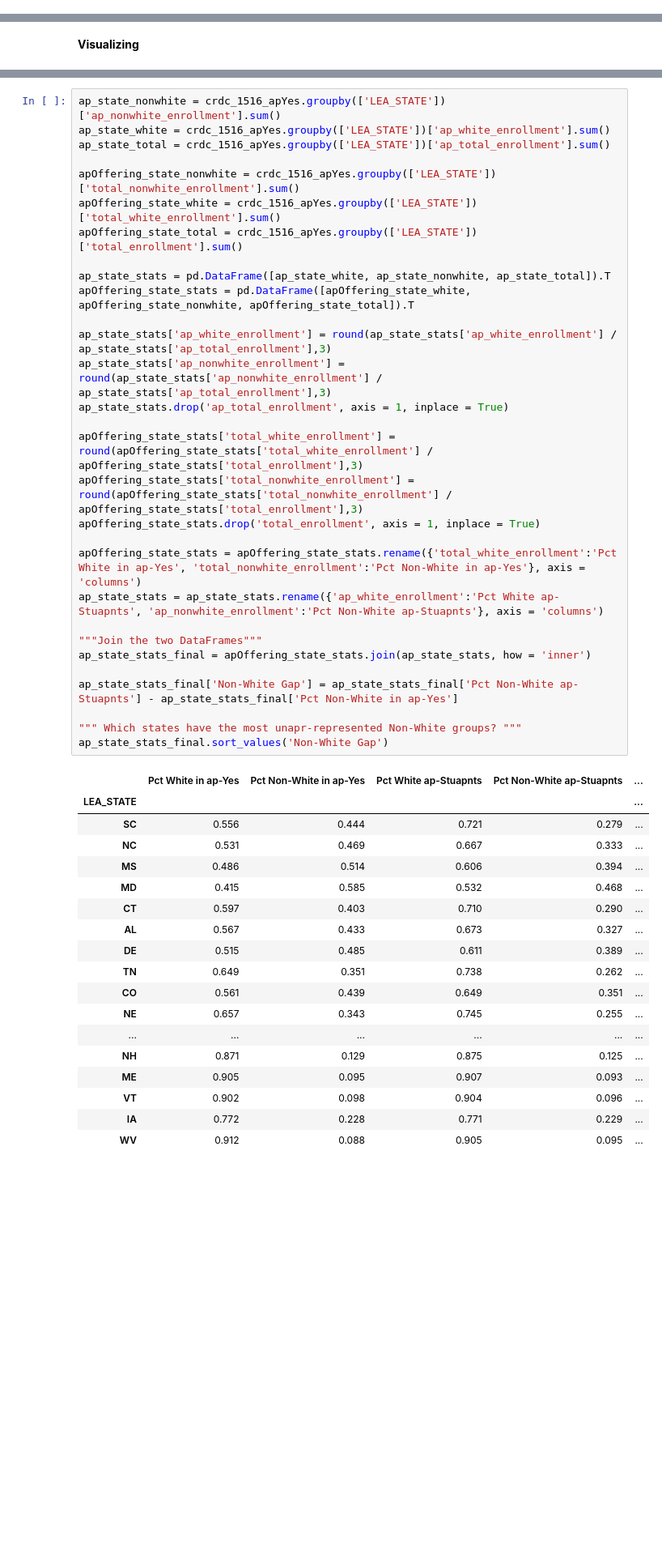
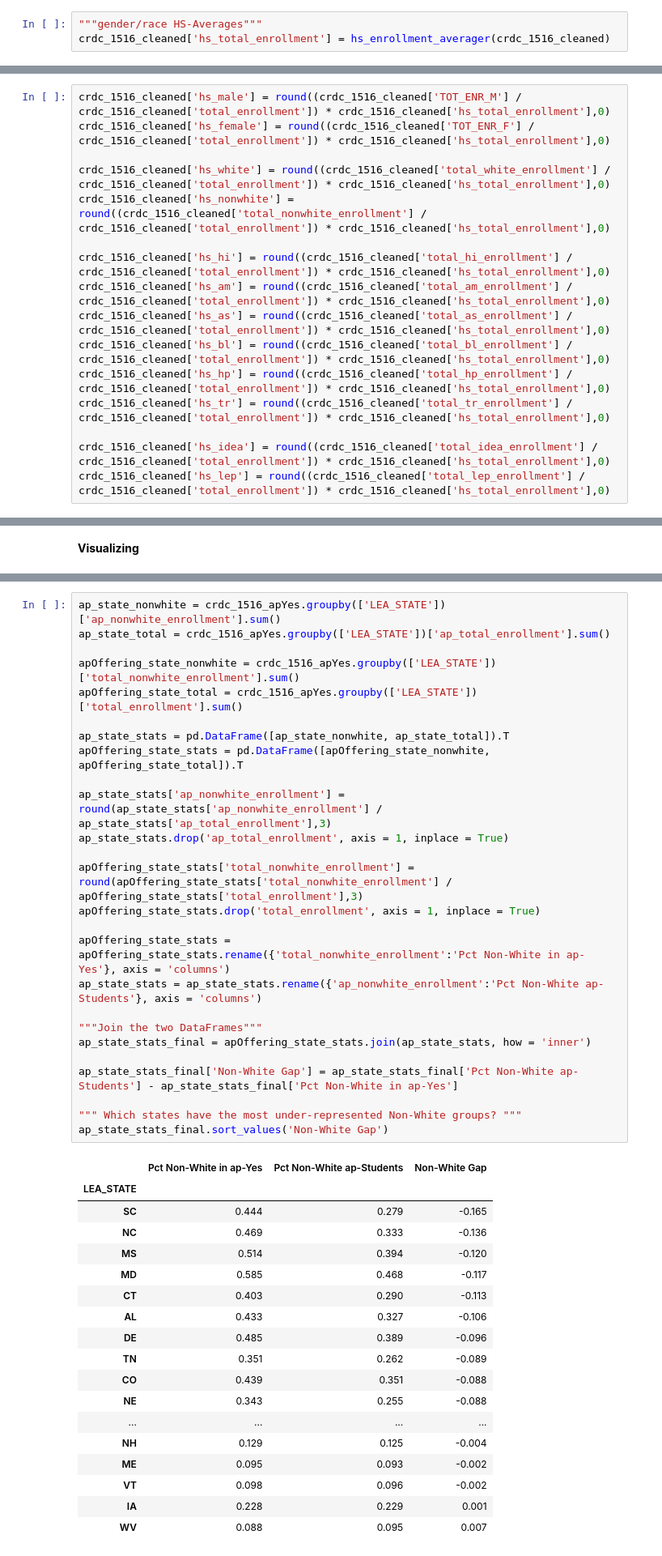
Before and after one commit to oconnoag/nacep_dual_enrollment_analysis, a Jupyter notebook: jupyter_notebooks/02_enrollment_analysis.ipynb, the cells around one changed output, grey strips where cells are left out. Shown at 81% size. Saved outputs shown, nothing was run; the diff lists cells and outputs as text; blank space fills up the shorter version.

```diff
--- a/jupyter_notebooks/02_enrollment_analysis.ipynb
+++ b/jupyter_notebooks/02_enrollment_analysis.ipynb
@@ -156,0 +212,3 @@ crdc_1516_cleaned['ap_idea_enrollment'] = crdc_1516_cleaned['SCH_APENR_IDEA_M']
+# %%
+"""gender/race HS-Averages"""
+crdc_1516_cleaned['hs_total_enrollment'] = hs_enrollment_averager(crdc_1516_cleaned)
@@ -156,0 +235,16 @@ crdc_1516_cleaned['ap_idea_enrollment'] = crdc_1516_cleaned['SCH_APENR_IDEA_M']
+# %%
+crdc_1516_cleaned['hs_male'] = round((crdc_1516_cleaned['TOT_ENR_M'] / crdc_1516_cleaned['total_enrollment']) * crdc_1516_cleaned['hs_total_enrollment'],0)
+crdc_1516_cleaned['hs_female'] = round((crdc_1516_cleaned['TOT_ENR_F'] / crdc_1516_cleaned['total_enrollment']) * crdc_1516_cleaned['hs_total_enrollment'],0)
+
+crdc_1516_cleaned['hs_white'] = round((crdc_1516_cleaned['total_white_enrollment'] / crdc_1516_cleaned['total_enrollment']) * crdc_1516_cleaned['hs_total_enrollment'],0)
+crdc_1516_cleaned['hs_nonwhite'] = round((crdc_1516_cleaned['total_nonwhite_enrollment'] / crdc_1516_cleaned['total_enrollment']) * crdc_1516_cleaned['hs_total_enrollment'],0)
+
+crdc_1516_cleaned['hs_hi'] = round((crdc_1516_cleaned['total_hi_enrollment'] / crdc_1516_cleaned['total_enrollment']) * crdc_1516_cleaned['hs_total_enrollment'],0)
+crdc_1516_cleaned['hs_am'] = round((crdc_1516_cleaned['total_am_enrollment'] / crdc_1516_cleaned['total_enrollment']) * crdc_1516_cleaned['hs_total_enrollment'],0)
+crdc_1516_cleaned['hs_as'] = round((crdc_1516_cleaned['total_as_enrollment'] / crdc_1516_cleaned['total_enrollment']) * crdc_1516_cleaned['hs_total_enrollment'],0)
+crdc_1516_cleaned['hs_bl'] = round((crdc_1516_cleaned['total_bl_enrollment'] / crdc_1516_cleaned['total_enrollment']) * crdc_1516_cleaned['hs_total_enrollment'],0)
+crdc_1516_cleaned['hs_hp'] = round((crdc_1516_cleaned['total_hp_enrollment'] / crdc_1516_cleaned['total_enrollment']) * crdc_1516_cleaned['hs_total_enrollment'],0)
+crdc_1516_cleaned['hs_tr'] = round((crdc_1516_cleaned['total_tr_enrollment'] / crdc_1516_cleaned['total_enrollment']) * crdc_1516_cleaned['hs_total_enrollment'],0)
+
+crdc_1516_cleaned['hs_idea'] = round((crdc_1516_cleaned['total_idea_enrollment'] / crdc_1516_cleaned['total_enrollment']) * crdc_1516_cleaned['hs_total_enrollment'],0)
+crdc_1516_cleaned['hs_lep'] = round((crdc_1516_cleaned['total_lep_enrollment'] / crdc_1516_cleaned['total_enrollment']) * crdc_1516_cleaned['hs_total_enrollment'],0)
@@ -904,52 +962,48 @@ de_state_stats_final.sort_values('Non-White Gap')
 # %%
 ap_state_nonwhite = crdc_1516_apYes.groupby(['LEA_STATE'])['ap_nonwhite_enrollment'].sum()
-ap_state_white = crdc_1516_apYes.groupby(['LEA_STATE'])['ap_white_enrollment'].sum()
 ap_state_total = crdc_1516_apYes.groupby(['LEA_STATE'])['ap_total_enrollment'].sum()
 
 apOffering_state_nonwhite = crdc_1516_apYes.groupby(['LEA_STATE'])['total_nonwhite_enrollment'].sum()
-apOffering_state_white = crdc_1516_apYes.groupby(['LEA_STATE'])['total_white_enrollment'].sum()
 apOffering_state_total = crdc_1516_apYes.groupby(['LEA_STATE'])['total_enrollment'].sum()
 
-ap_state_stats = pd.DataFrame([ap_state_white, ap_state_nonwhite, ap_state_total]).T
-apOffering_state_stats = pd.DataFrame([apOffering_state_white, apOffering_state_nonwhite, apOffering_state_total]).T
+ap_state_stats = pd.DataFrame([ap_state_nonwhite, ap_state_total]).T
+apOffering_state_stats = pd.DataFrame([apOffering_state_nonwhite, apOffering_state_total]).T
 
-ap_state_stats['ap_white_enrollment'] = round(ap_state_stats['ap_white_enrollment'] / ap_state_stats['ap_total_enrollment'],3)
 ap_state_stats['ap_nonwhite_enrollment'] = round(ap_state_stats['ap_nonwhite_enrollment'] / ap_state_stats['ap_total_enrollment'],3)
 ap_state_stats.drop('ap_total_enrollment', axis = 1, inplace = True)
 
-apOffering_state_stats['total_white_enrollment'] = round(apOffering_state_stats['total_white_enrollment'] / apOffering_state_stats['total_enrollment'],3)
 apOffering_state_stats['total_nonwhite_enrollment'] = round(apOffering_state_stats['total_nonwhite_enrollment'] / apOffering_state_stats['total_enrollment'],3)
 apOffering_state_stats.drop('total_enrollment', axis = 1, inplace = True)
 
-apOffering_state_stats = apOffering_state_stats.rename({'total_white_enrollment':'Pct White in ap-Yes', 'total_nonwhite_enrollment':'Pct Non-White in ap-Yes'}, axis = 'columns')
-ap_state_stats = ap_state_stats.rename({'ap_white_enrollment':'Pct White ap-Stuapnts', 'ap_nonwhite_enrollment':'Pct Non-White ap-Stuapnts'}, axis = 'columns')
+apOffering_state_stats = apOffering_state_stats.rename({'total_nonwhite_enrollment':'Pct Non-White in ap-Yes'}, axis = 'columns')
+ap_state_stats = ap_state_stats.rename({'ap_nonwhite_enrollment':'Pct Non-White ap-Students'}, axis = 'columns')
 
 """Join the two DataFrames"""
 ap_state_stats_final = apOffering_state_stats.join(ap_state_stats, how = 'inner')
 
-ap_state_stats_final['Non-White Gap'] = ap_state_stats_final['Pct Non-White ap-Stuapnts'] - ap_state_stats_final['Pct Non-White in ap-Yes']
+ap_state_stats_final['Non-White Gap'] = ap_state_stats_final['Pct Non-White ap-Students'] - ap_state_stats_final['Pct Non-White in ap-Yes']
 
-""" Which states have the most unapr-represented Non-White groups? """
+""" Which states have the most under-represented Non-White groups? """
 ap_state_stats_final.sort_values('Non-White Gap')
 # %% [output]
-|  | Pct White in ap-Yes | Pct Non-White in ap-Yes | Pct White ap-Stuapnts | Pct Non-White ap-Stuapnts | ... |
-| LEA_STATE |  |  |  |  | ... |
-| SC | 0.556 | 0.444 | 0.721 | 0.279 | ... |
-| NC | 0.531 | 0.469 | 0.667 | 0.333 | ... |
-| MS | 0.486 | 0.514 | 0.606 | 0.394 | ... |
-| MD | 0.415 | 0.585 | 0.532 | 0.468 | ... |
-| CT | 0.597 | 0.403 | 0.710 | 0.290 | ... |
-| AL | 0.567 | 0.433 | 0.673 | 0.327 | ... |
-| DE | 0.515 | 0.485 | 0.611 | 0.389 | ... |
-| TN | 0.649 | 0.351 | 0.738 | 0.262 | ... |
-| CO | 0.561 | 0.439 | 0.649 | 0.351 | ... |
-| NE | 0.657 | 0.343 | 0.745 | 0.255 | ... |
-| ... | ... | ... | ... | ... | ... |
-| NH | 0.871 | 0.129 | 0.875 | 0.125 | ... |
-| ME | 0.905 | 0.095 | 0.907 | 0.093 | ... |
-| VT | 0.902 | 0.098 | 0.904 | 0.096 | ... |
-| IA | 0.772 | 0.228 | 0.771 | 0.229 | ... |
-| WV | 0.912 | 0.088 | 0.905 | 0.095 | ... |
+|  | Pct Non-White in ap-Yes | Pct Non-White ap-Students | Non-White Gap |
+| LEA_STATE |  |  |  |
+| SC | 0.444 | 0.279 | -0.165 |
+| NC | 0.469 | 0.333 | -0.136 |
+| MS | 0.514 | 0.394 | -0.120 |
+| MD | 0.585 | 0.468 | -0.117 |
+| CT | 0.403 | 0.290 | -0.113 |
+| AL | 0.433 | 0.327 | -0.106 |
+| DE | 0.485 | 0.389 | -0.096 |
+| TN | 0.351 | 0.262 | -0.089 |
+| CO | 0.439 | 0.351 | -0.088 |
+| NE | 0.343 | 0.255 | -0.088 |
+| ... | ... | ... | ... |
+| NH | 0.129 | 0.125 | -0.004 |
+| ME | 0.095 | 0.093 | -0.002 |
+| VT | 0.098 | 0.096 | -0.002 |
+| IA | 0.228 | 0.229 | 0.001 |
+| WV | 0.088 | 0.095 | 0.007 |
 # %% [markdown]
 # IV. By LEP
 # %% [markdown]
```
Also changed, not shown: parts of 40 cells of this notebook, 5 other files.
